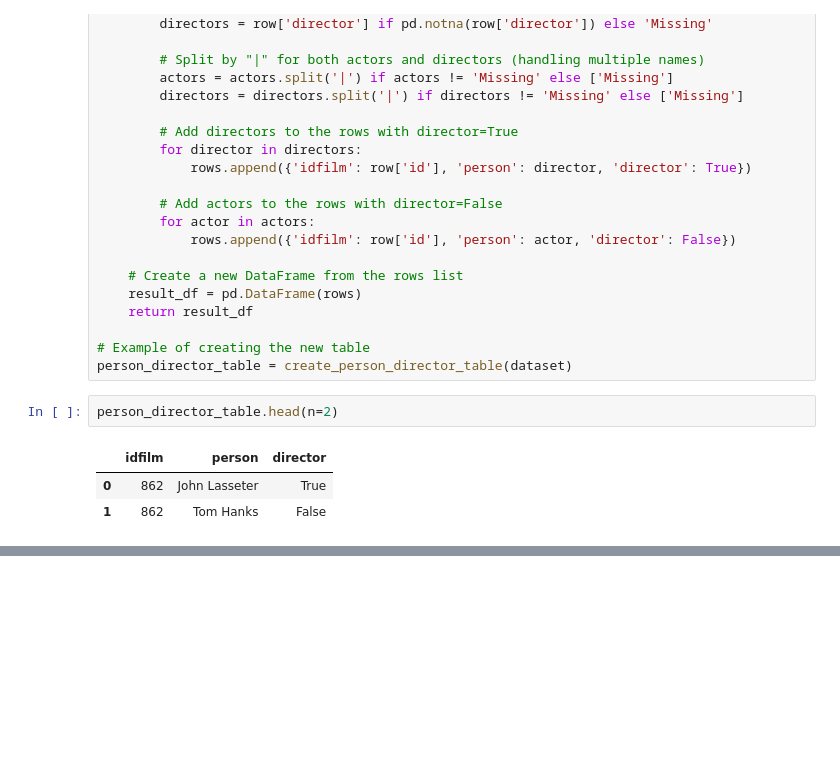
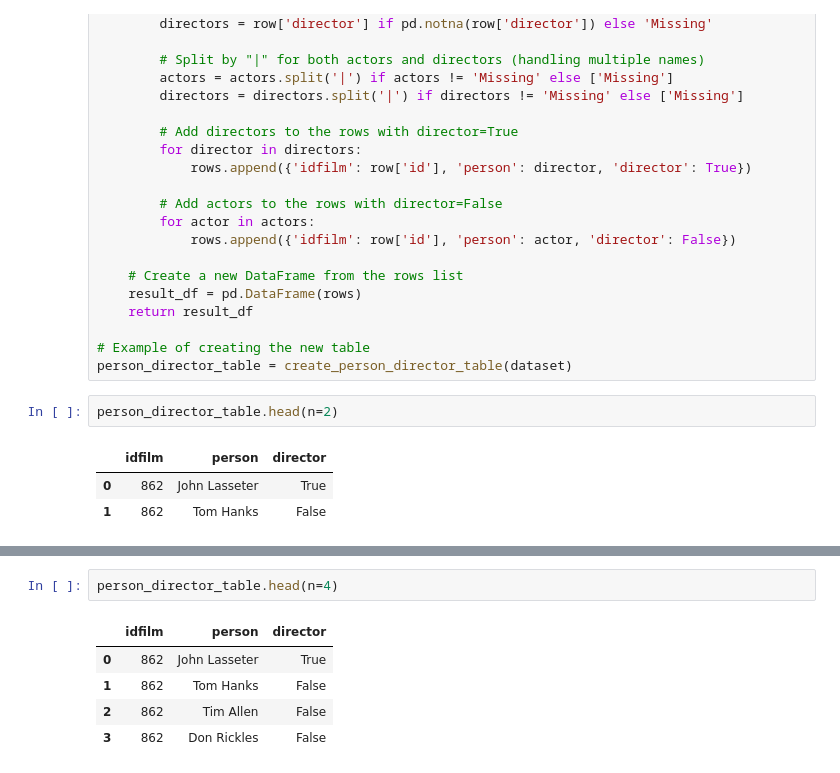
Before and after one commit to julien-data-analyst/Application_web_film, a Jupyter notebook: app/explo.ipynb, the cells around one changed output, grey strips where cells are left out. Cells and saved outputs as stored; diff of their text form; blank space fills up the shorter version.

```diff
--- a/code/explo.ipynb
+++ b/app/explo.ipynb
@@ -538,0 +580,8 @@ person_director_table.head(n=2)
+# %%
+person_director_table.head(n=4)
+# %% [output]
+|  | idfilm | person | director |
+| 0 | 862 | John Lasseter | True |
+| 1 | 862 | Tom Hanks | False |
+| 2 | 862 | Tim Allen | False |
+| 3 | 862 | Don Rickles | False |
```
Also changed, not shown: parts of 9 cells of this notebook, 3 other files.
